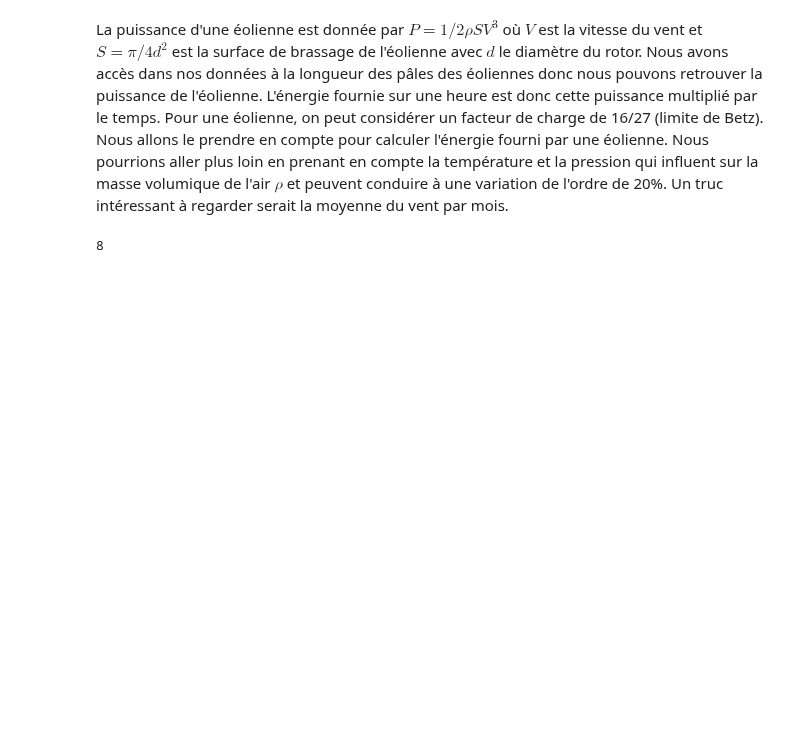
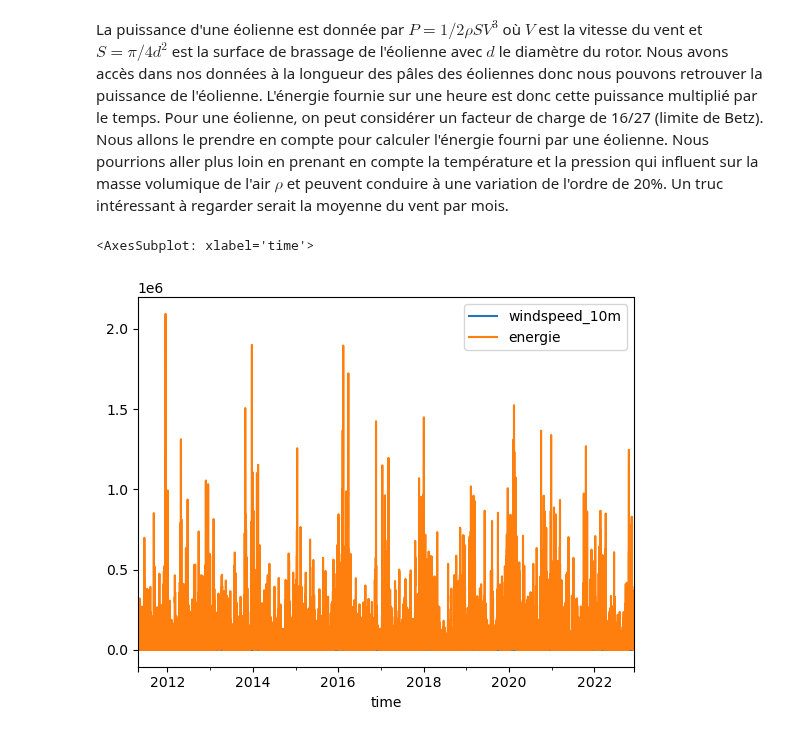
Before and after one commit to Basso42/Production-eolienne-ENSAE, a Jupyter notebook: Affichage des éoliennes.ipynb, the cells around one changed output. Cells and saved outputs as stored; diff of their text form; code cells hidden in the pictures; blank space fills up the shorter version.

```diff
--- a/Affichage des éoliennes.ipynb
+++ b/Affichage des éoliennes.ipynb
@@ -207,12 +221,13 @@ Un truc intéressant à regarder serait la moyenne du vent par mois.
 rho_air = 1.2
 
 def calcul_energie(diametre_rotor,vitesse_vent):
-    return 16/27/2 * rho_air * np.pi/4 * longueur_pale**2 + np.power(vitesse_vent,3)
+    return 16/27/2 * rho_air * np.pi/4 * longueur_pale**2 * np.power(vitesse_vent,3)
 # %%
 diametre_rotor = caract_eoliennes['diametre_rotor'][0]
 # %%
 donnees_vent['energie'] = calcul_energie(diametre_rotor,donnees_vent['windspeed_10m'])
 # %%
-donnees_
+donnees_vent.plot()
 # %% [output]
-8
+<AxesSubplot: xlabel='time'>
+[figure, added]
```
Also changed, not shown: parts of 8 cells of this notebook.
